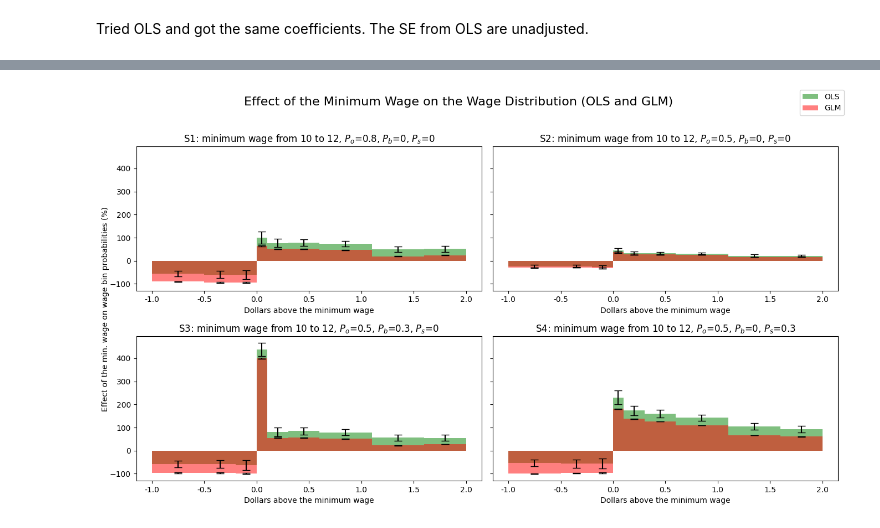
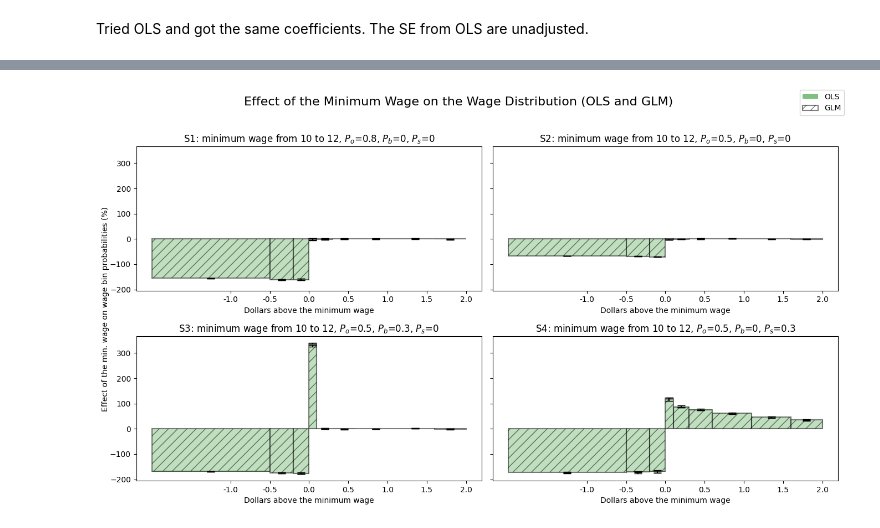
Before and after one commit to boyuchen21/minimum_wage, a Jupyter notebook: codes/compare_estimators.ipynb, the cells around one changed output, grey strips where cells are left out. Drawn from its saved outputs; the diff is of its cells as text; code cells hidden in the pictures.

```diff
--- a/codes/compare_estimators.ipynb
+++ b/codes/compare_estimators.ipynb
@@ -461,7 +619,7 @@ end of do-file
 # Define the x-axis ranges for the variables
 x_ranges = {
     'min': (0, .1),
-    'min610b': (-1.0, -.5),
+    'min6b': (-2.0, -.5),
     'min35b': (-.5, -.2),
     'min12b': (-.2, .0),
     'min12a': (.1, .3),
@@ -498,0 +678,38 @@ glm_result = glm_result[glm_result['Variable'].isin(x_ranges.keys())]
+# %%
+# Define the figure and axes for subplots
+fig, axes = plt.subplots(2, 2, figsize=(14, 8), sharey=True)
+
+# Flatten axes for easy iteration
+axes = axes.flatten()
+
+# Plot each scenario in a separate subplot
+for i, scenario in enumerate(scenarios):
+    real_m_pre, real_m_post, P_o, P_b, P_s = scenarios[scenario]
+
+    # Plot fweight for each scenario
+    df_fweight = prepare_fweight_df(df_appended, scenario)
+    axes[i].bar(df_fweight['rel_dollar'], df_fweight['fweight_pre'], width = 0.1, capsize=5, label='pre', color='purple', alpha=0.5)
+    axes[i].bar(df_fweight['rel_dollar'], df_fweight['fweight_post'], width = 0.1, capsize=5, label='post', color='orange', alpha=0.5)
+    axes[i].legend()
+    axes[i].set_ylim([0, 10_000])
+
+    # set bar width to be 0.1
+    axes[i].set_xticks(np.arange(-1.0, 2.1, .5))
+    axes[i].set_xticklabels(np.arange(-1.0, 2.1, 0.5))
+
+
+    axes[i].set_xlabel('Dollars above the minimum wage')
+    axes[i].set_title(f'{scenario}: minimum wage from {real_m_pre} to {real_m_post}, $P_o$={P_o}, $P_b$={P_b}, $P_s$={P_s}')
+
+    axes[i].set_xticks(np.arange(-1.0, 2.1, .5))
+    axes[i].set_xticklabels(np.arange(-1.0, 2.1, 0.5))
+
+# Set common ylabel
+fig.text(0.04, 0.5, 'Hazard in bins relative to minimum wage', va='center', rotation='vertical')
+
+# Set the main title
+plt.suptitle('Hazard (fweight / remain)', fontsize=16)
+
+# Adjust layout
+plt.tight_layout(rect=[0.04, 0.04, 1, 0.96])
+plt.show()
@@ -660,33 +881,34 @@ for i, scenario in enumerate(scenarios):
     y_values_glm = scenario_data_glm['Coefficient'] * 100  # Convert to percentage
     y_err_glm = scenario_data_glm['SE'] * 100  # Convert to percentage
     scenario_widths_glm = [(x_ranges[var][1] - x_ranges[var][0]) for var in scenario_data_glm['Variable']]  # Convert to percentage
 
     # Plot the OLS data
     axes[i].bar(x_scenario_values_ols, y_values_ols, width=scenario_widths_ols, yerr=y_err_ols, capsize=5, label='OLS', color='green', alpha=0.5)
 
-    # Plot the GLM data
-    axes[i].bar(x_scenario_values_glm, y_values_glm, width=scenario_widths_glm, yerr=y_err_glm, capsize=5, label='GLM', color='red', alpha=0.5)
+    # Plot the GLM data with hollow bars
+    axes[i].bar(x_scenario_values_glm, y_values_glm, width=scenario_widths_glm, yerr=y_err_glm, capsize=5, label='GLM', color='white', alpha=0.5, edgecolor='black', linewidth=1.5, hatch='//')
+
 
     axes[i].set_xlabel('Dollars above the minimum wage')
     axes[i].set_title(f'{scenario}: minimum wage from {real_m_pre} to {real_m_post}, $P_o$={P_o}, $P_b$={P_b}, $P_s$={P_s}')
 
     # Set x-ticks with a break of 5 bins (0.5 dollars)
     axes[i].set_xticks(np.arange(-1.0, 2.1, .5))
     axes[i].set_xticklabels(np.arange(-1.0, 2.1, 0.5))
 
 # Set common ylabel
 fig.text(0.04, 0.5, 'Effect of the min. wage on wage bin probabilities (%)', va='center', rotation='vertical')
 
 # Set the main title
 plt.suptitle('Effect of the Minimum Wage on the Wage Distribution (OLS and GLM)', fontsize=16)
 
 # Adjust layout
 plt.tight_layout(rect=[0.04, 0.04, 1, 0.96])
 
 # Add a legend
 handles, labels = axes[0].get_legend_handles_labels()
 fig.legend(handles, labels, loc='upper right')
 
 plt.show()
 # %% [output]
-[figure, old version]
+[figure, new version]
```
Also changed, not shown: parts of 20 cells of this notebook, 11 other files.
